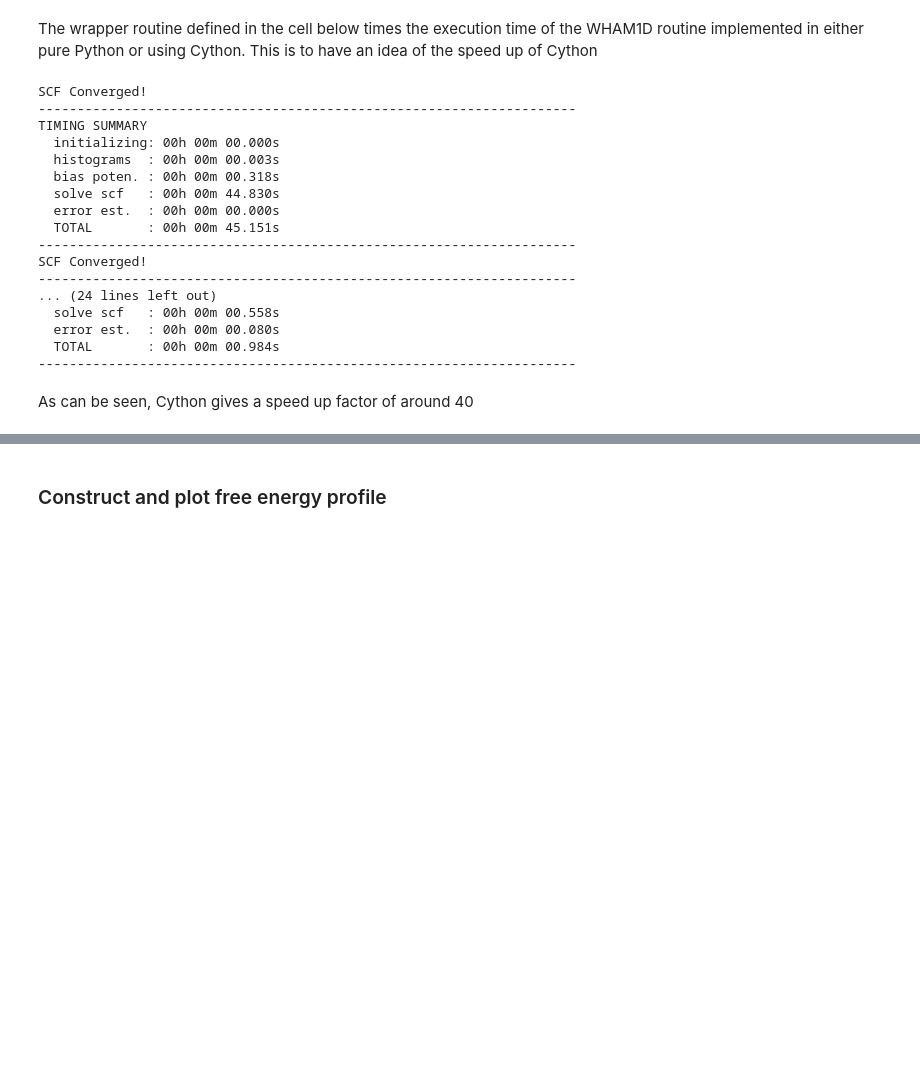
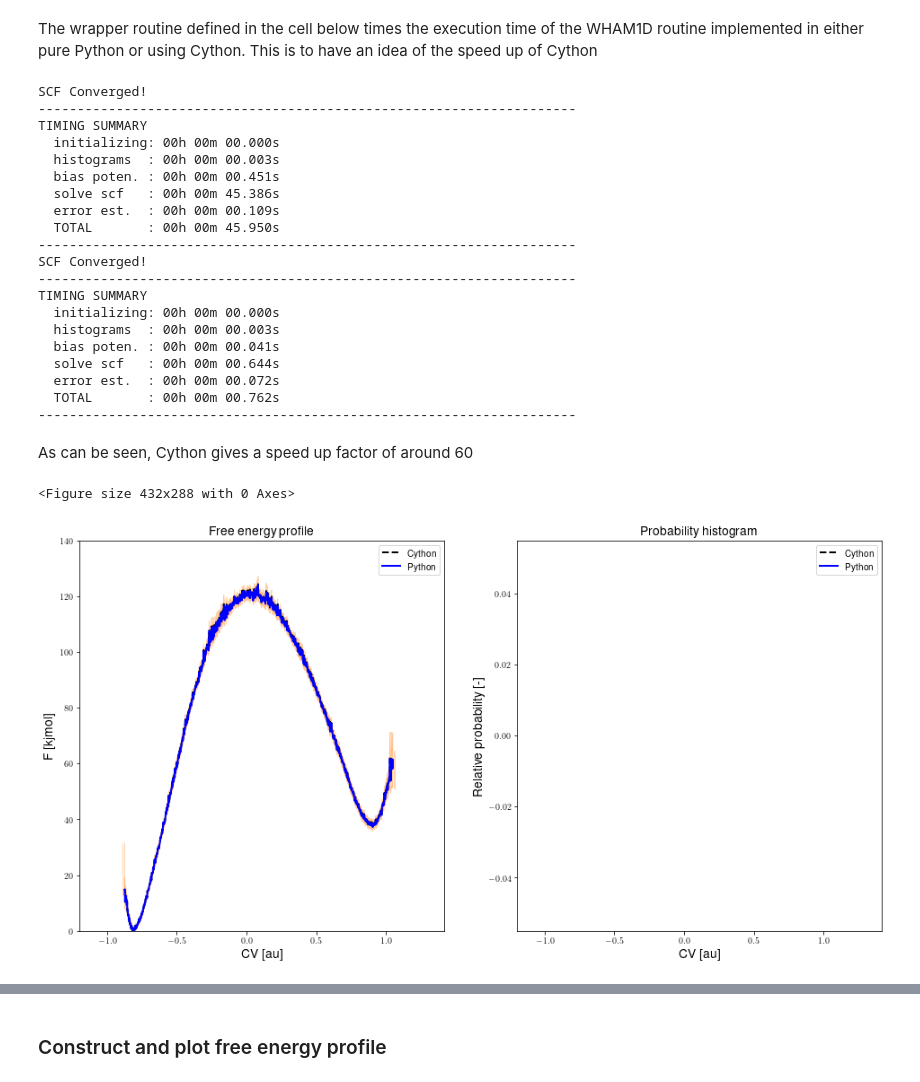
Before and after one commit to molmod/ThermoLIB, a Jupyter notebook: examples/WHAM/wham.ipynb, the cells around one changed output, grey strips where cells are left out. Drawn from its saved outputs; the diff is of its cells as text; code cells hidden in the pictures; blank space fills up the shorter version.

```diff
--- a/examples/WHAM/wham.ipynb
+++ b/examples/WHAM/wham.ipynb
@@ -45,8 +45,8 @@ Read corresponding trajectory data from /home/louis/hpc/data/shared/massimo/for_
 The wrapper routine defined in the cell below times the execution time of the WHAM1D routine implemented in either pure Python or using Cython. This is to have an idea of the speed up of Cython
 # %%
 bins = np.arange(-1.2, 1.42, 0.002)
-hist_ne   = Histogram1D.from_wham(bins, trajectories, biasses, temp, error_estimate=None, Nscf=10000, convergence=1e-9, verbosity='low')
-hist_ne_c = Histogram1D.from_wham_c(bins, trajectories, biasses, temp, error_estimate=None, Nscf=10000, convergence=1e-9, verbosity='low')
+#hist_ne   = Histogram1D.from_wham(bins, trajectories, biasses, temp, error_estimate=None, Nscf=10000, convergence=1e-9, verbosity='low')
+#hist_ne_c = Histogram1D.from_wham_c(bins, trajectories, biasses, temp, error_estimate=None, Nscf=10000, convergence=1e-9, verbosity='low')
 #hist_p    = Histogram1D.from_wham(bins, trajectories, biasses, temp, error_estimate='mle_p', Nscf=10000, convergence=1e-9, verbose='low')
 #hist_p_c  = Histogram1D.from_wham_c(bins, trajectories, biasses, temp, error_estimate='mle_p', Nscf=10000, convergence=1e-9, verbose='low')
 hist_f    = Histogram1D.from_wham(bins, trajectories, biasses, temp, error_estimate='mle_f', Nscf=10000, convergence=1e-9, verbosity='low')
@@ -59,23 +59,29 @@ SCF Converged!
 TIMING SUMMARY
   initializing: 00h 00m 00.000s
   histograms  : 00h 00m 00.003s
-  bias poten. : 00h 00m 00.318s
-  solve scf   : 00h 00m 44.830s
-  error est.  : 00h 00m 00.000s
-  TOTAL       : 00h 00m 45.151s
+  bias poten. : 00h 00m 00.451s
+  solve scf   : 00h 00m 45.386s
+  error est.  : 00h 00m 00.109s
+  TOTAL       : 00h 00m 45.950s
 ---------------------------------------------------------------------
 SCF Converged!
 ---------------------------------------------------------------------
-... (24 lines left out)
-  solve scf   : 00h 00m 00.558s
-  error est.  : 00h 00m 00.080s
-  TOTAL       : 00h 00m 00.984s
+TIMING SUMMARY
+  initializing: 00h 00m 00.000s
+  histograms  : 00h 00m 00.003s
+  bias poten. : 00h 00m 00.041s
+  solve scf   : 00h 00m 00.644s
+  error est.  : 00h 00m 00.072s
+  TOTAL       : 00h 00m 00.762s
 ---------------------------------------------------------------------
 # %% [markdown]
-As can be seen, Cython gives a speed up factor of around 40
+As can be seen, Cython gives a speed up factor of around 60
 # %%
-fep_f = BaseFreeEnergyProfile.from_histogram(hist_p, temp=temp)
+fep_f = BaseFreeEnergyProfile.from_histogram(hist_f, temp=temp)
 fep_f.set_ref(ref='min')
-fep_f_c = BaseFreeEnergyProfile.from_histogram(hist_f, temp=temp)
+fep_f_c = BaseFreeEnergyProfile.from_histogram(hist_f_c, temp=temp)
 fep_f_c.set_ref(ref='min')
-plot_feps('feps_compare_cython.png', [fep_f,fep_f_c], labels=['Python', 'Cython'], colors=['k','b'], linestyles=['--','-'], temp=temp, flims=[0.0, 140])
+plot_feps('feps_compare_cython.png', [fep_f_c,fep_f], labels=['Cython', 'Python'], colors=['k','b'], linestyles=['--','-'], temp=temp, flims=[0.0, 140])
+# %% [output]
+<Figure size 432x288 with 0 Axes>
+[figure, added]
```
Also changed, not shown: parts of 2 cells of this notebook, 5 other files.
